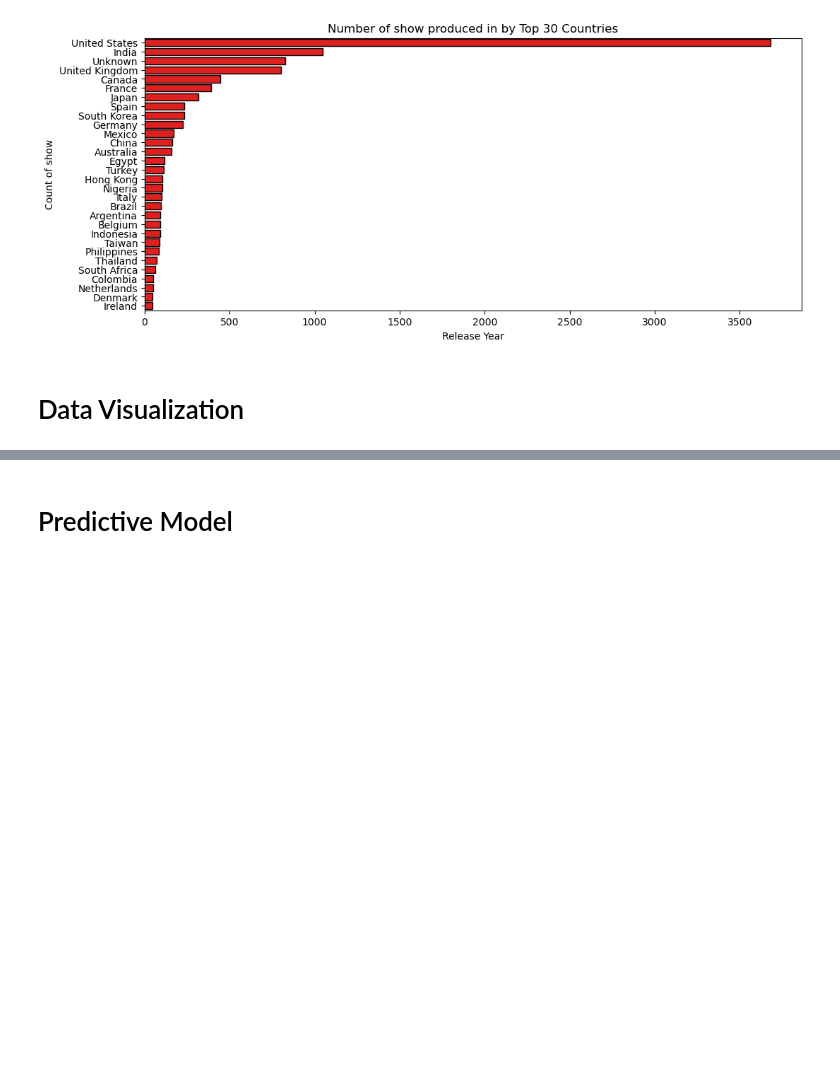
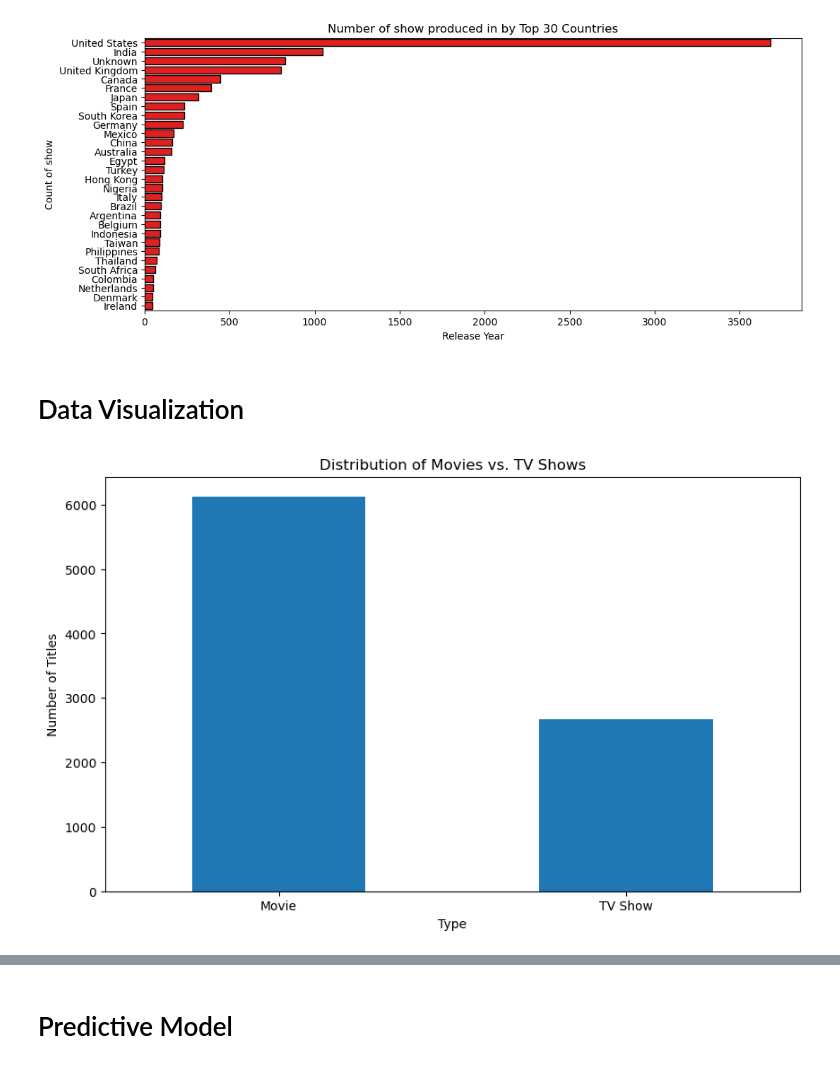
Before and after one commit to GrantCa24/DA_Group6-Final_Project, a Jupyter notebook: Project-Netflix_Visualization.ipynb, the cells around one changed output, grey strips where cells are left out. Saved outputs shown, nothing was run; the diff lists cells and outputs as text; code cells hidden in the pictures; blank space fills up the shorter version.

```diff
--- a/Project-Netflix_Visualization.ipynb
+++ b/Project-Netflix_Visualization.ipynb
@@ -468,3 +468,14 @@ plt.show()
 [figure]
 # %% [markdown]
 # Data Visualization
+# %%
+# Movie vs. TV Show Distribution
+plt.figure(figsize=(10, 6))
+netflix['type'].value_counts().plot(kind='bar')
+plt.title('Distribution of Movies vs. TV Shows')
+plt.xlabel('Type')
+plt.ylabel('Number of Titles')
+plt.xticks(rotation=0)
+plt.show()
+# %% [output]
+[figure, added]
```
Also changed, not shown: parts of 4 cells of this notebook.
